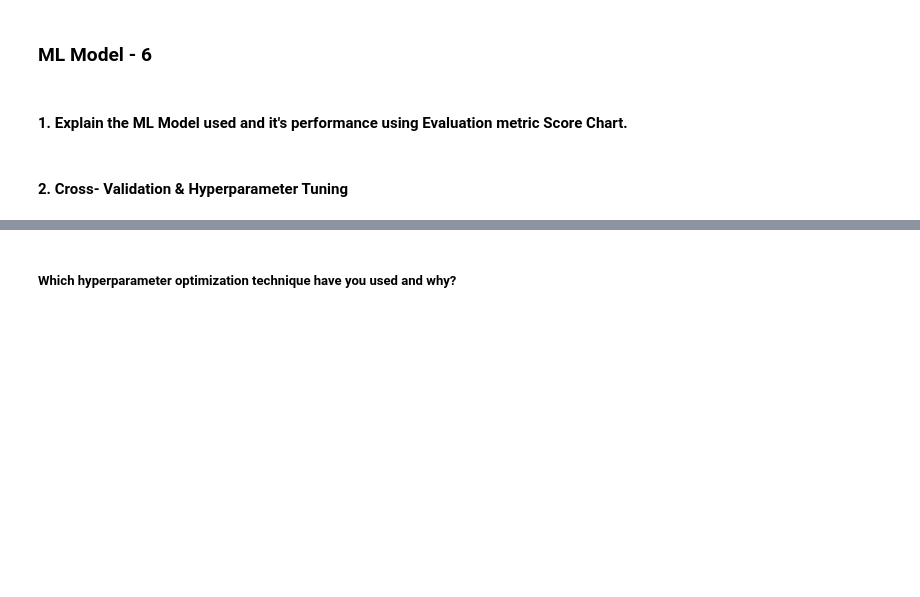
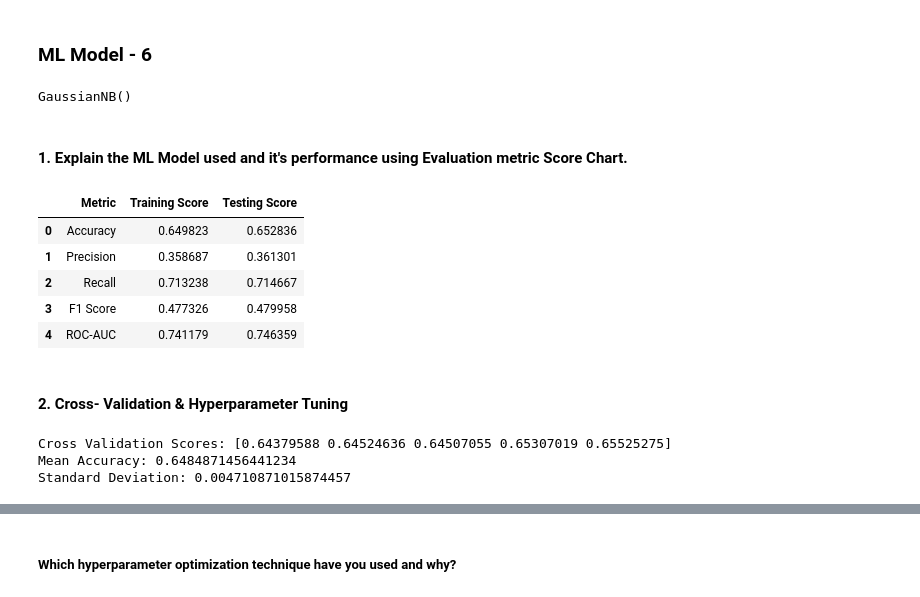
Before and after one commit to Krishna-matic/Machine_Learning_Projects, a Jupyter notebook: 03_rain_in_australia_classification/Classification_ML_Project.ipynb, the cells around one changed output, grey strips where cells are left out. Drawn from its saved outputs; the diff is of its cells as text; code cells hidden in the pictures; blank space fills up the shorter version.

Commit message:
Naive Bayes Model Implemented

```diff
--- a/03_rain_in_australia_classification/Classification_ML_Project.ipynb
+++ b/03_rain_in_australia_classification/Classification_ML_Project.ipynb
@@ -2572,2 +2588,20 @@ No significant improvement was observed after hyperparameter tuning. The tuned R
+# %%
+# Initialize the Gaussian Naive Bayes model
+gnb = GaussianNB()
+
+# Train the model
+gnb.fit(X_train, y_train)
+# %% [output]
+GaussianNB()
+# %%
+# Training predictions
+y_train_pred_gnb = gnb.predict(X_train)
+
+# Testing predictions
+y_test_pred_gnb = gnb.predict(X_test)
+
+# Prediction probabilities
+y_train_prob_gnb = gnb.predict_proba(X_train)[:, 1]
+y_test_prob_gnb = gnb.predict_proba(X_test)[:, 1]
 # %% [markdown]
 #### 1. Explain the ML Model used and it's performance using Evaluation metric Score Chart.
@@ -2576,8 +2608,48 @@ No significant improvement was observed after hyperparameter tuning. The tuned R
+# %%
+gnb_evaluation_df = pd.DataFrame({
+    'Metric': ['Accuracy', 'Precision', 'Recall', 'F1 Score', 'ROC-AUC'],
+    'Training Score': [
+        accuracy_score(y_train, y_train_pred_gnb),
+        precision_score(y_train, y_train_pred_gnb),
+        recall_score(y_train, y_train_pred_gnb),
+        f1_score(y_train, y_train_pred_gnb),
+        roc_auc_score(y_train, y_train_prob_gnb)
+    ],
+    'Testing Score': [
+        accuracy_score(y_test, y_test_pred_gnb),
+        precision_score(y_test, y_test_pred_gnb),
+        recall_score(y_test, y_test_pred_gnb),
+        f1_score(y_test, y_test_pred_gnb),
+        roc_auc_score(y_test, y_test_prob_gnb)
+    ]
+})
+
+gnb_evaluation_df
+# %% [output]
+|  | Metric | Training Score | Testing Score |
+| 0 | Accuracy | 0.649823 | 0.652836 |
+| 1 | Precision | 0.358687 | 0.361301 |
+| 2 | Recall | 0.713238 | 0.714667 |
+| 3 | F1 Score | 0.477326 | 0.479958 |
+| 4 | ROC-AUC | 0.741179 | 0.746359 |
 # %% [markdown]
 #### 2. Cross- Validation & Hyperparameter Tuning
 # %%
 # ML Model - 1 Implementation with hyperparameter optimization techniques (i.e., GridSearch CV, RandomSearch CV, Bayesian Optimization etc.)
 
-# Fit the Algorithm
+cv_scores_gnb = cross_val_score(
+    gnb,
+    X_train,
+    y_train,
+    cv=5,
+    scoring='accuracy',
+    n_jobs=-1
+)
 
-# Predict on the model
+print("Cross Validation Scores:", cv_scores_gnb)
+print("Mean Accuracy:", cv_scores_gnb.mean())
+print("Standard Deviation:", cv_scores_gnb.std())
+# %% [output]
+Cross Validation Scores: [0.64379588 0.64524636 0.64507055 0.65307019 0.65525275]
+Mean Accuracy: 0.6484871456441234
+Standard Deviation: 0.004710871015874457
```
Also changed, not shown: parts of 18 cells of this notebook.
